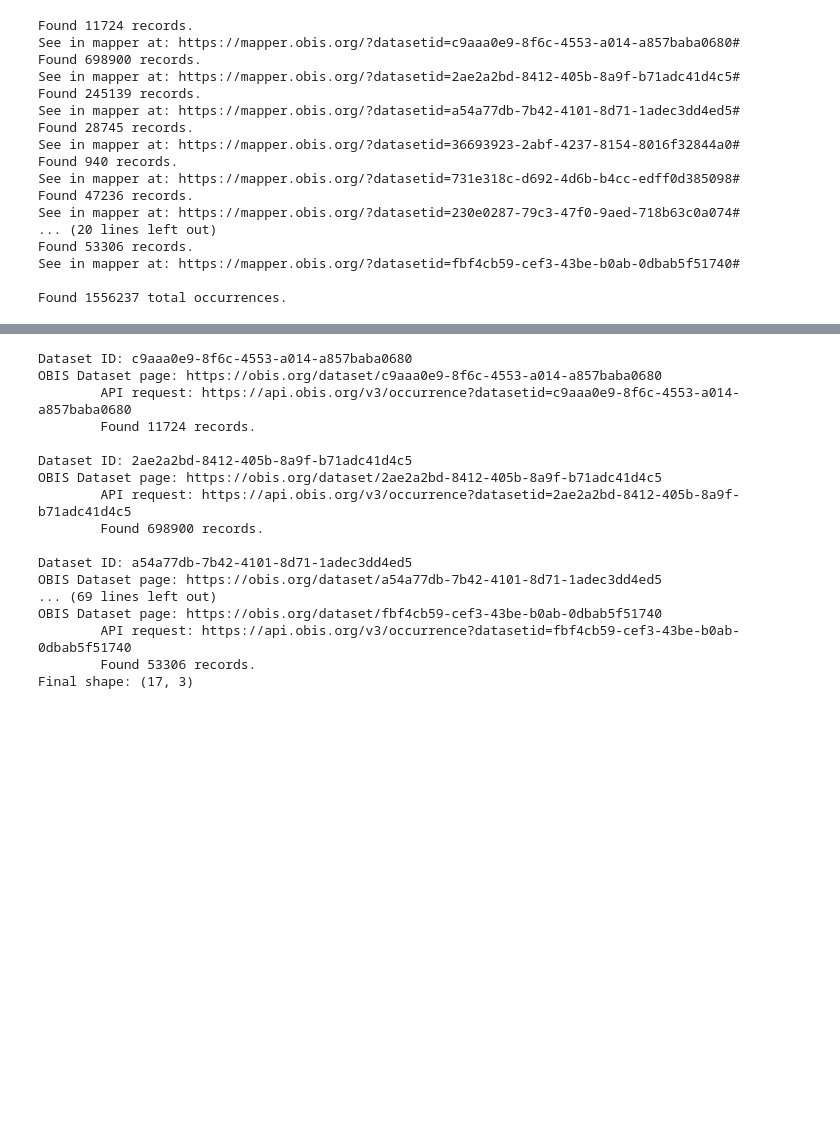
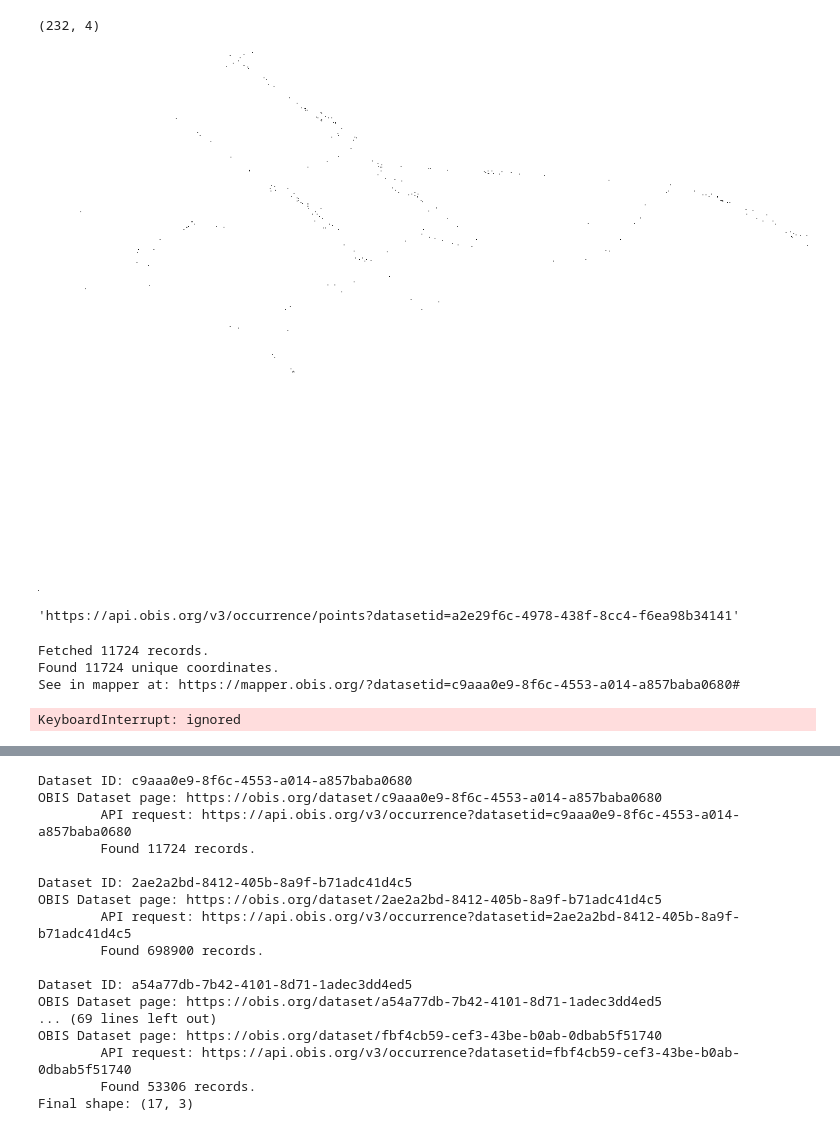
Before and after one commit to MathewBiddle/sandbox, a Jupyter notebook: notebooks/IOOS_occurrences_in_OBIS.ipynb, the cells around one changed output, grey strips where cells are left out. Cells and saved outputs as stored; diff of their text form; code cells hidden in the pictures; blank space fills up the shorter version.

Commit message:
migrating to pyobis

```diff
--- a/notebooks/IOOS_occurrences_in_OBIS.ipynb
+++ b/notebooks/IOOS_occurrences_in_OBIS.ipynb
@@ -91,50 +137,64 @@ fbf4cb59-cef3-43be-b0ab-0dbab5f51740
+# %%
+from pyobis.occurrences import OccQuery
+import geopandas as gpd
+
+occ = OccQuery()
+dataset = occ.getpoints(datasetid = '6e930622-4421-41f8-b18b-f8d11dd51e15')
+
+df = pd.DataFrame(dataset)
+
+df[['decimalLongitude','decimalLatitude']] = pd.DataFrame(df['coordinates'].tolist())
+
+df.shape
+# %% [output]
+(232, 4)
+# %%
+import datashader as ds
+import colorcet
+
+cvs = ds.Canvas(plot_width=1000, plot_height=700)
+agg = cvs.points(df, 'decimalLongitude', 'decimalLatitude')
+img = ds.tf.set_background(ds.tf.shade(agg, cmap=colorcet.fire, how='log'), "white")
+
+img
+# %% [output]
+[figure, added]
+# %%
+occ.get_search_url()
+# %% [output]
+'https://api.obis.org/v3/occurrence/points?datasetid=a2e29f6c-4978-438f-8cc4-f6ea98b34141'
 # %%
-import json
-from urllib.request import urlopen
-import urllib.parse
-
-base = 'https://api.obis.org/v3/occurrence'
+from pyobis.occurrences import OccQuery
+import geopandas as gpd
 
 cumulative_size = 0
+
+combined = pd.DataFrame()
+location_data = gpd.GeoDataFrame()
 
 for index, row in df_final.iterrows():
 
   datasetid = row['obis_datasetid']
-  url = '{}?datasetid={}'.format(base,datasetid)
 
-#url = https://api.obis.org/v3/occurrence?datasetid=ab06f0c6-3de3-447a-b339-a8517f2c95ed
+  occ = OccQuery()
+  dataset = occ.search(datasetid = datasetid)
 
-  response= urlopen(url)
+  df = pd.DataFrame(dataset)
+  df['source'] = row['source']
+  #df[['decimalLongitude','decimalLatitude']] = pd.DataFrame(df['coordinates'].tolist())
 
-  data_json = json.loads(response.read())
+  combined = pd.concat([combined, df],ignore_index=True)
 
-  data = pd.DataFrame(data_json['results'])
-
-  size = data_json['total']
+  size = df.shape[0]
 
   cumulative_size = cumulative_size + size
 
-  #combined = pd.concat([combined, data],ignore_index=True)
-
-  print("Found %i records." % size)
+  print("Found %i unique coordinates." % size)
   print("See in mapper at: %s" % '{}{}#'.format('https://mapper.obis.org/?datasetid=',datasetid))
 
-print("\nFound %i total occurrences." % cumulative_size )
+print("\nFound %i total unique coordinates." % cumulative_size )
 # %% [output]
-Found 11724 records.
+Fetched 11724 records.
+Found 11724 unique coordinates.
 See in mapper at: https://mapper.obis.org/?datasetid=c9aaa0e9-8f6c-4553-a014-a857baba0680#
-Found 698900 records.
-See in mapper at: https://mapper.obis.org/?datasetid=2ae2a2bd-8412-405b-8a9f-b71adc41d4c5#
-Found 245139 records.
-See in mapper at: https://mapper.obis.org/?datasetid=a54a77db-7b42-4101-8d71-1adec3dd4ed5#
-Found 28745 records.
-See in mapper at: https://mapper.obis.org/?datasetid=36693923-2abf-4237-8154-8016f32844a0#
-Found 940 records.
-See in mapper at: https://mapper.obis.org/?datasetid=731e318c-d692-4d6b-b4cc-edff0d385098#
-Found 47236 records.
-See in mapper at: https://mapper.obis.org/?datasetid=230e0287-79c3-47f0-9aed-718b63c0a074#
-... (20 lines left out)
-Found 53306 records.
-See in mapper at: https://mapper.obis.org/?datasetid=fbf4cb59-cef3-43be-b0ab-0dbab5f51740#
-
-Found 1556237 total occurrences.
+KeyboardInterrupt: ignored
```
Also changed, not shown: parts of 10 cells of this notebook.
